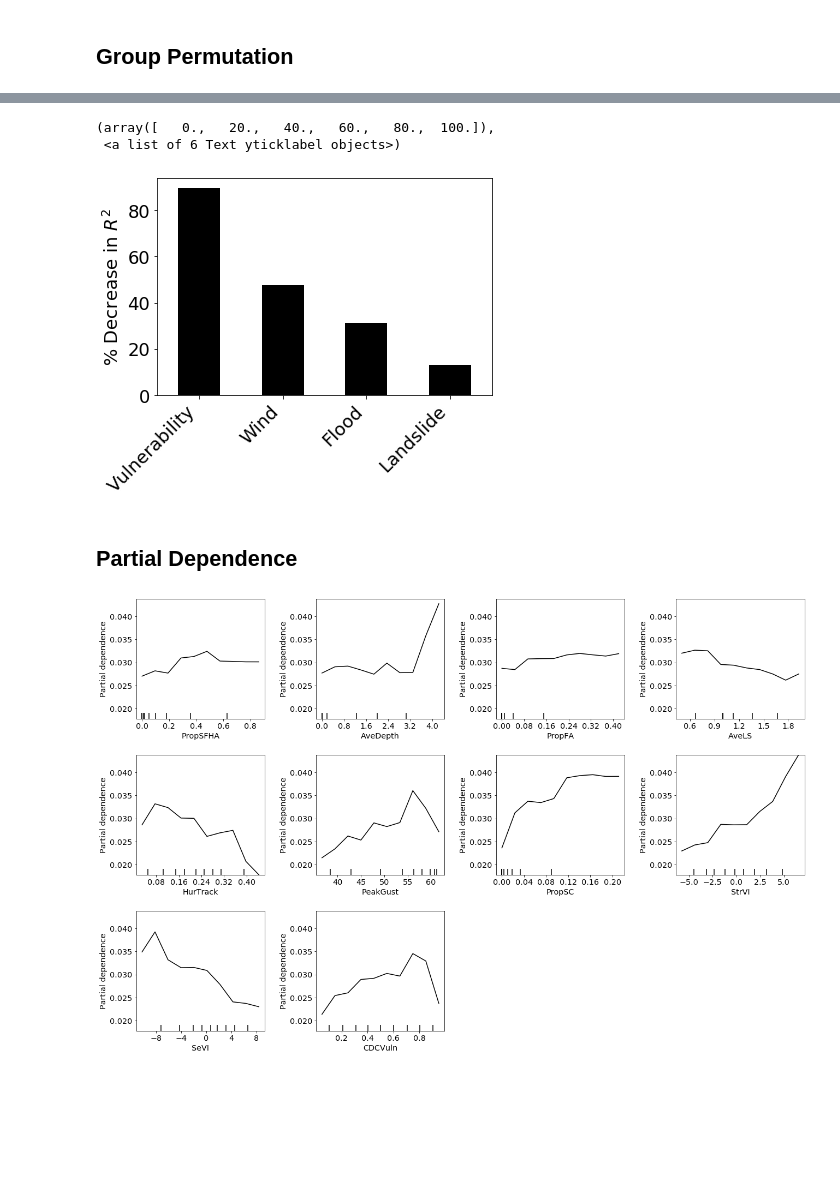
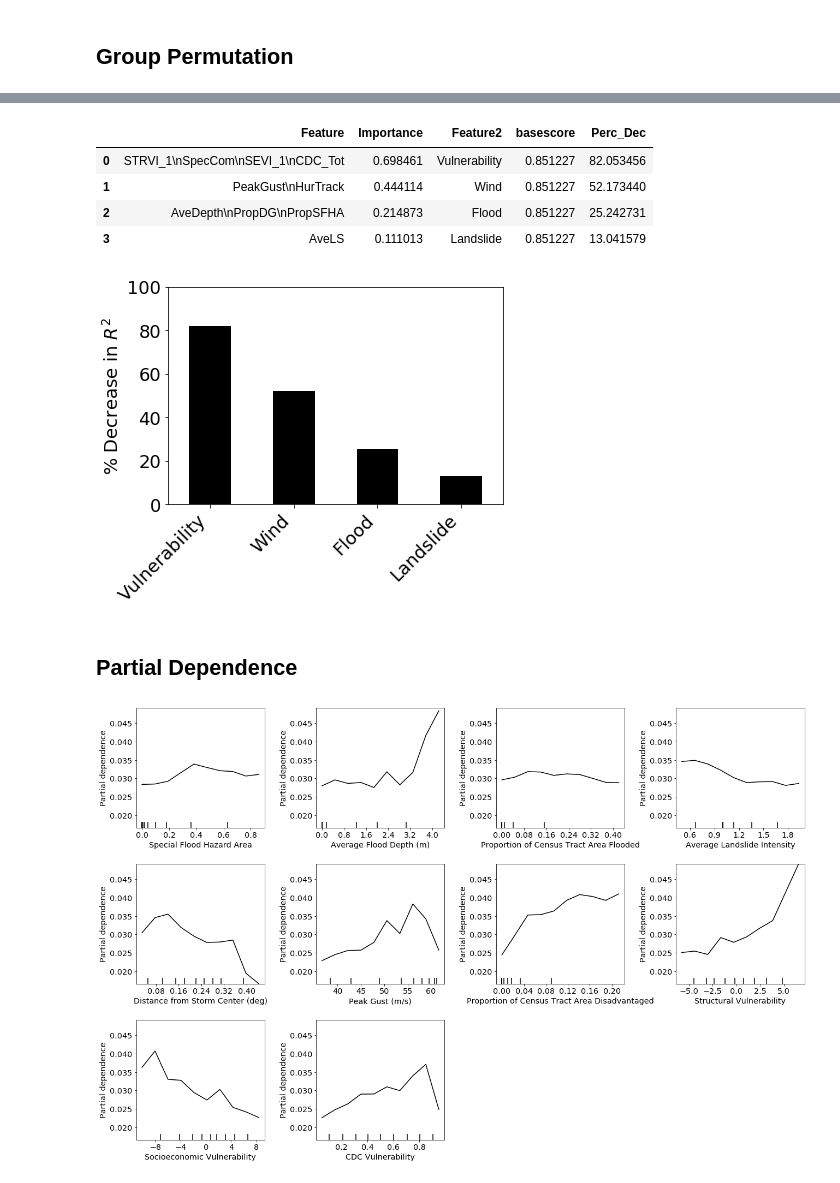
Before and after one commit to l-szczyrba/PR_Maria_RandomForest, a Jupyter notebook: Integrated_Code.ipynb, the cells around one changed output, grey strips where cells are left out. Cells and saved outputs as stored; diff of their text form; code cells hidden in the pictures; blank space fills up the shorter version.

```diff
--- a/Integrated_Code.ipynb
+++ b/Integrated_Code.ipynb
@@ -188,6 +208,8 @@ def choose_damage_index_for_partition(DI, train_set, test_set, df_master):
         test_set.dropna(axis=0, subset = [DI], inplace=True)
         train_set.dropna(axis=0, subset = [DI],inplace=True)
 
+        test_set = test_set.drop(['MaxSusWinds', 'MaxDepth'], axis=1)
+        train_set = train_set.drop(['MaxSusWinds', 'MaxDepth'], axis=1)
 
         y_train = train_set[DI]
         y_test = test_set[DI]
@@ -313,0 +347,15 @@ print(IDEAL4AA.score(x_train, y_train))
+# %%
+gbrt = GradientBoostingRegressor(loss = 'lad',
+                                learning_rate=0.08,
+                                max_depth = 12,
+                                max_features=5,
+                                min_samples_leaf= 4,
+                                min_samples_split=16,
+                                n_estimators=102,
+                                subsample = 0.8,
+                                random_state=42)
+
+Model = gbrt.fit(x_train, y_train)
+
+print(Model.score(x_test, y_test))
+print(Model.score(x_train, y_train))
@@ -470,32 +562,34 @@ plt.yticks(fontsize = 18)
 # %%
-features = [['PeakGust', 'HurTrack'],
-           ['STRVI_1', 'SpecCom', 'SEVI_1', 'CDC_Tot'],
-           ['AveDepth', 'PropDG', 'PropSFHA'],
-           ['AveLS']]
-I = importances(Model, x_train,y_train, features=features)
 I.reset_index(inplace=True)
 I.drop(['Feature'], axis=1)
-I['Feature'] = ['Vulnerability', 'Wind', 'Flood', 'Landslide']
+I['Feature2'] = ['Vulnerability', 'Wind', 'Flood', 'Landslide']
 base_score = Model.score(x_train, y_train)
 I['basescore'] = base_score
 I['Perc_Dec'] = ((I['Importance']) / I['basescore']) * 100
+# %%
+I
+# %% [output]
+|  | Feature | Importance | Feature2 | basescore | Perc_Dec |
+| 0 | STRVI_1\nSpecCom\nSEVI_1\nCDC_Tot | 0.698461 | Vulnerability | 0.851227 | 82.053456 |
+| 1 | PeakGust\nHurTrack | 0.444114 | Wind | 0.851227 | 52.173440 |
+| 2 | AveDepth\nPropDG\nPropSFHA | 0.214873 | Flood | 0.851227 | 25.242731 |
+| 3 | AveLS | 0.111013 | Landslide | 0.851227 | 13.041579 |
 # %%
-I.sort_values('Perc_Dec', ascending=False).plot.bar('Feature',
+I.sort_values('Perc_Dec', ascending=False).plot.bar('Feature2',
                                                                             'Perc_Dec',
                                                                             color='black',
                                                                             legend = False, zorder=3)
 plt.title("", fontsize = 25)
 plt.ylabel('% Decrease in ' + r'$R^2$', fontsize = 18)
 plt.xlabel('')
 plt.xticks(fontsize = 18, rotation = 45, ha='right')
 #plt.xticks(np.arange(min(0), max(100), 20))
 plt.yticks(fontsize = 18)
+plt.ylim(0,100)
 #plt.grid(True)
-#plt.savefig('RF_DI3_GroupPerm_FI_BW.tif', dpi=600, bbox_inches = "tight")
+#plt.savefig('SGBT_DI2_group_presentation.png', dpi=600, bbox_inches = "tight")
 # %% [output]
-(array([   0.,   20.,   40.,   60.,   80.,  100.]),
- <a list of 6 Text yticklabel objects>)
-[figure, old version]
+[figure, new version]
 # %% [markdown]
 ## Partial Dependence
 # %%
@@ -526,6 +620,7 @@ def plot_part_depend(model, x_train, feature_list, feature_names):
 # %%
 feature_list=[0,1,2,3,4,5,6,7,8,9]
-feature_names=['PropSFHA', 'AveDepth', 'PropFA', 'AveLS', 'HurTrack', 'PeakGust', 'PropSC', 'StrVI', 'SeVI', 'CDCVuln']
+feature_names= ['Special Flood Hazard Area', 'Average Flood Depth (m)', 'Proportion of Census Tract Area Flooded', 'Average Landslide Intensity', 'Distance from Storm Center (deg)', 'Peak Gust (m/s)', 'Proportion of Census Tract Area Disadvantaged', 'Structural Vulnerability', 'Socioeconomic Vulnerability', 'CDC Vulnerability']
+#feature_names=['PropSFHA', 'AveDepth', 'PropFA', 'AveLS', 'HurTrack', 'PeakGust', 'PropSC', 'StrVI', 'SeVI', 'CDCVuln']
 plot_part_depend(Model, x_train, feature_list, feature_names)
 # %% [output]
-[figure, old version]
+[figure, new version]
```
Also changed, not shown: parts of 26 cells of this notebook, 4 other files.
